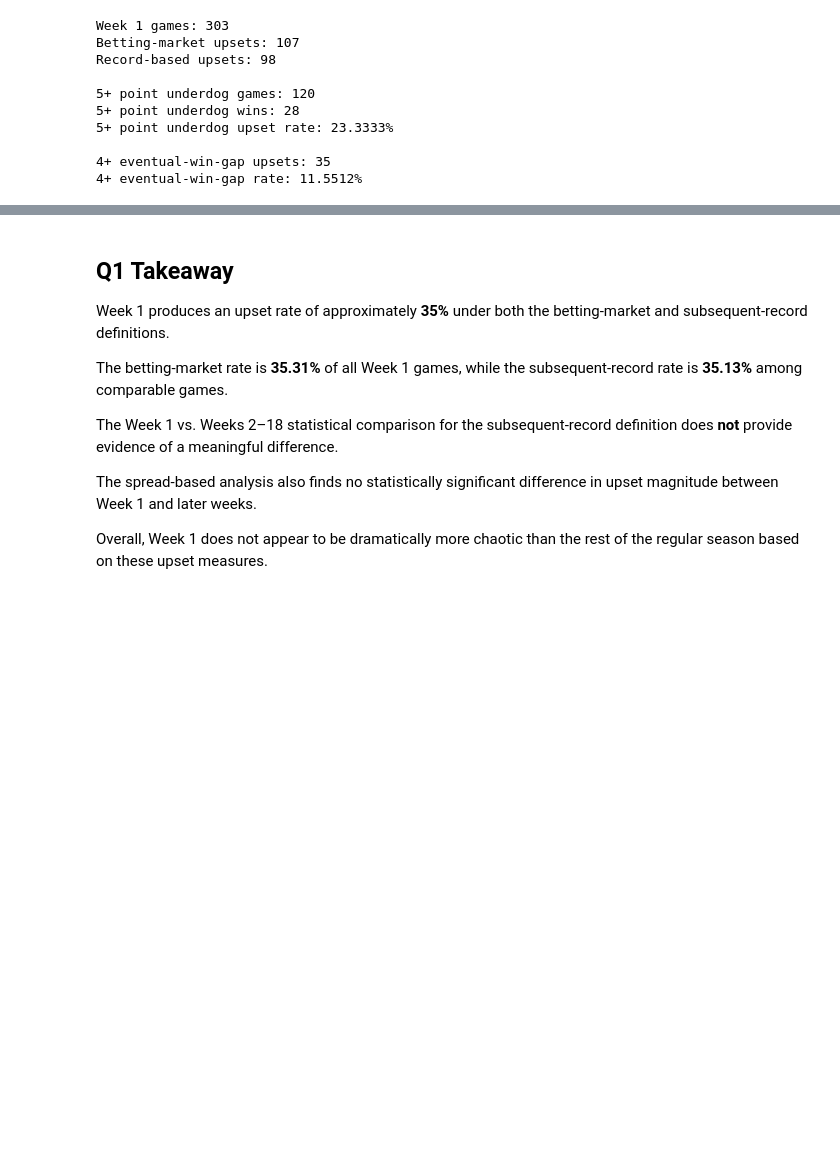
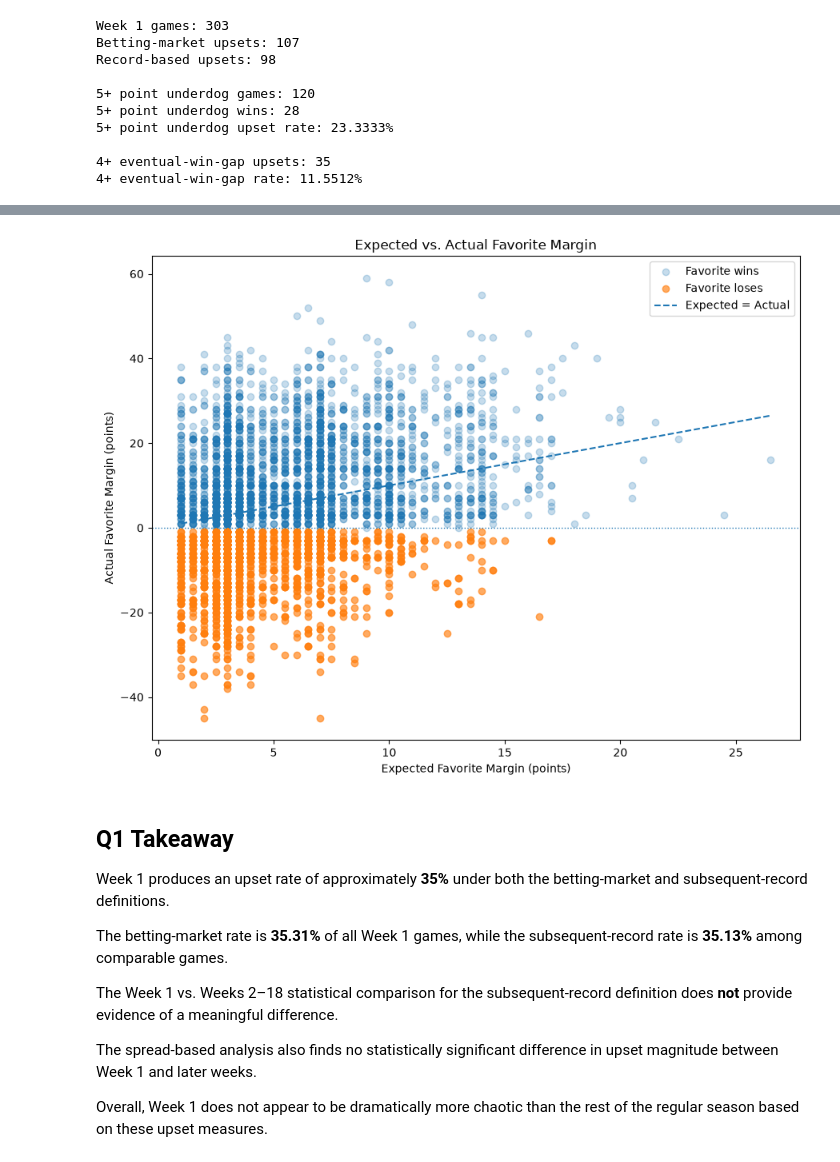
Before and after one commit to natelewis17/Is_NFL_Week1_Chaotic, a Jupyter notebook: notebooks/02_upset_analysis.ipynb, the cells around one changed output, grey strips where cells are left out. Cells and saved outputs as stored; diff of their text form; code cells hidden in the pictures; blank space fills up the shorter version.

```diff
--- a/notebooks/02_upset_analysis.ipynb
+++ b/notebooks/02_upset_analysis.ipynb
@@ -440,3 +702,65 @@ plt.show()
+# %%
+## 6.5 Expected vs. actual favorite margin
+
+plot_games = games[
+    games["favorite_team"] != "PICK"
+].copy()
+
+plot_games["expected_margin"] = (
+    -plot_games["spread_favorite"]
+)
+
+plt.figure(figsize=(9, 7))
+
+normal_games = plot_games[
+    ~plot_games["betting_upset"]
+]
+
+upset_games = plot_games[
+    plot_games["betting_upset"]
+]
+
+plt.scatter(
+    normal_games["expected_margin"],
+    normal_games["favorite_margin"],
+    alpha=0.25,
+    label="Favorite wins",
+)
+
+plt.scatter(
+    upset_games["expected_margin"],
+    upset_games["favorite_margin"],
+    alpha=0.65,
+    label="Favorite loses",
+)
+
+# Perfect-calibration line
+x_min = plot_games["expected_margin"].min()
+x_max = plot_games["expected_margin"].max()
+
+plt.plot(
+    [x_min, x_max],
+    [x_min, x_max],
+    linestyle="--",
+    linewidth=1.5,
+    label="Expected = Actual",
+)
+
+plt.axhline(
+    0,
+    linestyle=":",
+    linewidth=1,
+)
+
+plt.xlabel("Expected Favorite Margin (points)")
+plt.ylabel("Actual Favorite Margin (points)")
+plt.title("Expected vs. Actual Favorite Margin")
+plt.legend()
+
+plt.tight_layout()
+plt.show()
+# %% [output]
+[figure, added]
 # %% [markdown]
 ## Q1 Takeaway
 
```
Also changed, not shown: parts of 7 cells of this notebook.
